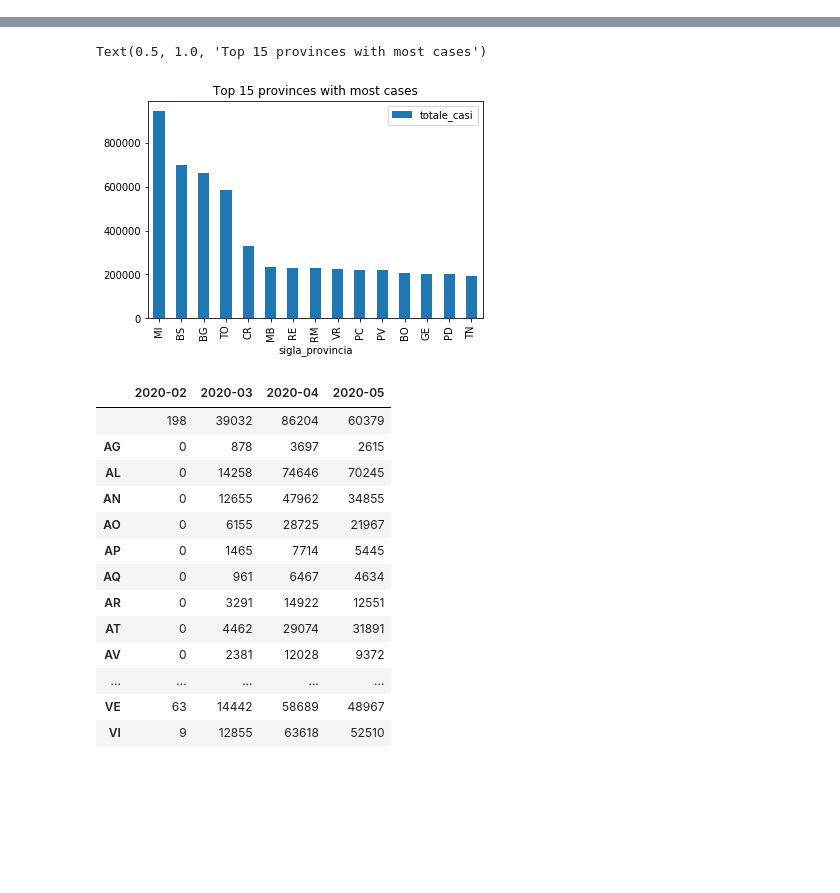
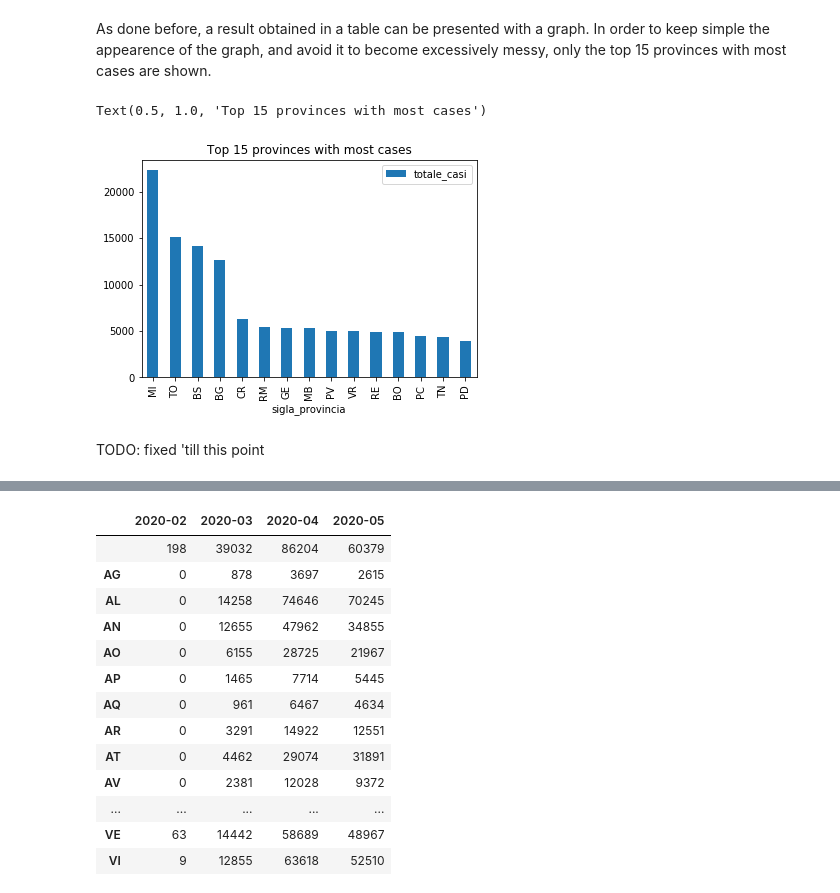
Before and after one commit to ClaudiaRaffaelli/COVID-19-analysis, a Jupyter notebook: covid-19_pandas_analysis.ipynb, the cells around one changed output, grey strips where cells are left out. Cells and saved outputs as stored; diff of their text form; code cells hidden in the pictures; blank space fills up the shorter version.

```diff
--- a/covid-19_pandas_analysis.ipynb
+++ b/covid-19_pandas_analysis.ipynb
@@ -34,3 +220,15 @@ with open('./dati-json/dpc-covid19-ita-regioni.json') as f:
+# %% [markdown]
+As done before, a result obtained in a table can be presented with a graph. In order to keep simple the appearence of the graph, and avoid it to become excessively messy, only the top 15 provinces with most cases are shown.
+# %%
+# Showing the top 15 provinces with the highest value on 'totale_casi'
+
+refined_province_data.groupby(['sigla_provincia']).max().nlargest(15, 'totale_casi').plot(kind="bar")
+plt.title("Top 15 provinces with most cases")
+# %% [output]
+Text(0.5, 1.0, 'Top 15 provinces with most cases')
+[figure, added]
+# %% [markdown]
+TODO: fixed 'till this point
 # %%
 data = []
 for province in covid19_provinces_data:
@@ -73,13 +271,4 @@ dati
 |  | 2020-05-18T17:00:00 | 2020-05-18T17:00:00 | Calabria | VV | 38.676241 | 16.101574 | 81 |
 |  | 2020-05-19T17:00:00 | 2020-05-19T17:00:00 | Calabria | VV | 38.676241 | 16.101574 | 81 |
 11008 rows × 6 columns
-# %%
-# group by "sigla_provincia" and sum all the values. Then drop 'lat' and 'long' columns and show
-# the top 15 provinces with the highest value on 'totale_casi'
-dati.groupby(['sigla_provincia']).sum().drop(columns=['lat', 'long']).nlargest(15, 'totale_casi').plot(kind="bar")
-plt.title("Top 15 provinces with most cases") # I don't know why this 'plt.title()' is working
-#but the others right below don't
-# %% [output]
-Text(0.5, 1.0, 'Top 15 provinces with most cases')
-[figure, removed]
 # %%
```
Also changed, not shown: parts of 43 cells of this notebook.
